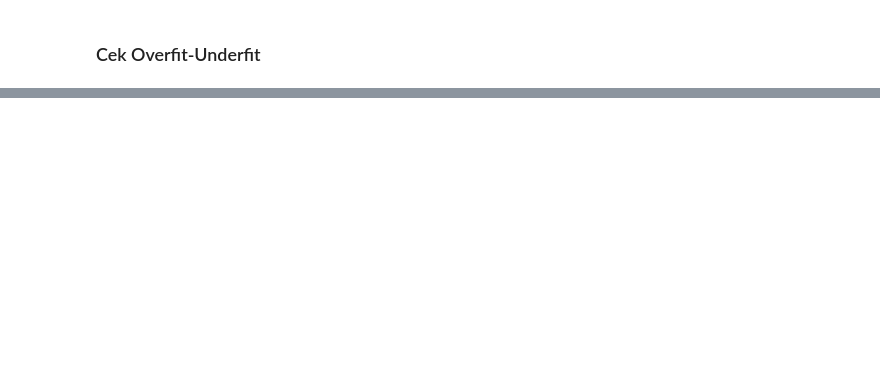
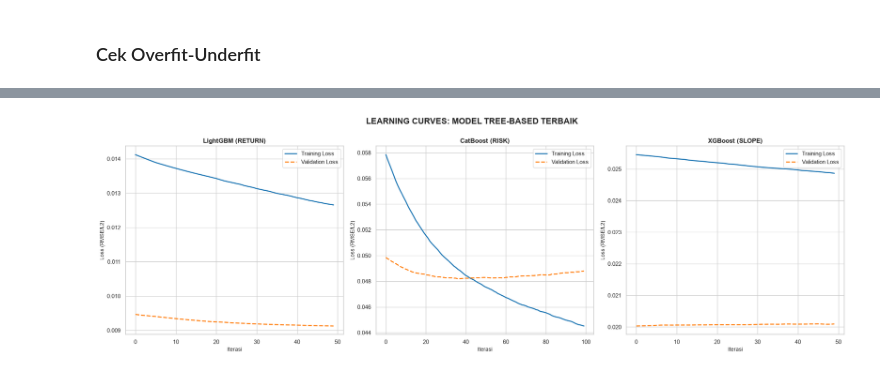
Before and after one commit to adilagagagah/stock-forecasting, a Jupyter notebook: notebook/main.ipynb, the cells around one changed output, grey strips where cells are left out. Cells and saved outputs as stored; diff of their text form; code cells hidden in the pictures; blank space fills up the shorter version.

Commit message:
remove redundan block code; create modelling pipeline module; save best model and best params; check overfit-underfit summary; create overfit-uderfit visualization

```diff
--- a/notebook/main.ipynb
+++ b/notebook/main.ipynb
@@ -405,13 +302,0 @@ RF MAE Days to Min : 1.41 hari
-# %%
-# Model Tree-Based untuk variabel kontinu (tidak butuh scaling)
-model_return = LGBMRegressor(n_estimators=100, learning_rate=0.05, random_state=42, verbose=-1)
-model_risk = CatBoostRegressor(iterations=100, learning_rate=0.05, random_seed=42, verbose=0, loss_function='RMSE')
-model_slope = XGBRegressor(n_estimators=100, learning_rate=0.05, random_state=42)
-
-# Model Regresi Linear untuk hitungan waktu (butuh feature scaling)
-# alpha adalah parameter regularisasi L2 untuk menstabilkan prediksi
-model_day_max = PoissonRegressor(alpha=1e-3, max_iter=1000)
-model_day_min = PoissonRegressor(alpha=1e-3, max_iter=1000)
-
-# Fungsi standarisasi
-scaler = StandardScaler()
@@ -678,0 +459,80 @@ Selesai memproses Fold 5...
+# %%
+import joblib
+import numpy as np
+from sklearn.metrics import mean_absolute_error
+from sklearn.model_selection import TimeSeriesSplit
+
+print("=== MEMULAI DIAGNOSTIK VISUAL: STABILITAS & LEARNING CURVES ===")
+
+# 1. Inisialisasi Penyimpanan Data Dinamis
+targets = ['return', 'risk', 'trend_slope', 'days_to_max', 'days_to_min']
+fold_mae = {t: {'train': [], 'val': []} for t in targets}
+learning_curves = {}
+
+tscv = TimeSeriesSplit(n_splits=5)
+folds = list(tscv.split(X_in_sample))
+
+# 2. SATU Looping Saja untuk Semua Target dan Semua Fold
+for fold_idx, (train_idx, val_idx) in enumerate(folds):
+    X_tr, X_va = X_in_sample.iloc[train_idx].values, X_in_sample.iloc[val_idx].values
+
+    for target in targets:
+        y_tr, y_va = y_in_sample.iloc[train_idx][target].values, y_in_sample.iloc[val_idx][target].values
+
+        # Load Pipeline Terbaik yang diselamatkan dari proses sebelumnya (Otomatis pakai parameter terbaik)
+        pipeline = joblib.load(f"../models/model_{target}.pkl")['pipeline']
+        model_core = pipeline.named_steps['model']
+        scaler = pipeline.named_steps['scaler']
+
+        # Ekstrak data terskala secara manual KHUSUS untuk kebutuhan grafik evaluasi (Learning Curve)
+        X_tr_sc, X_va_sc = scaler.fit_transform(X_tr), scaler.transform(X_va)
+
+        # -- A. EKSTRAKSI LEARNING CURVE (Hanya di Fold Terakhir agar relevan dengan kondisi pasar terbaru) --
+        if fold_idx == 4 and target in ['return', 'risk', 'trend_slope']:
+            if target == 'return':    # LightGBM
+                model_core.fit(X_tr_sc, y_tr, eval_set=[(X_tr_sc, y_tr), (X_va_sc, y_va)], eval_names=['train', 'valid'])
+                learning_curves['lgb'] = (model_core.evals_result_['train']['l2'], model_core.evals_result_['valid']['l2'])
+            elif target == 'risk':    # CatBoost
+                model_core.fit(X_tr_sc, y_tr, eval_set=[(X_tr_sc, y_tr), (X_va_sc, y_va)], verbose=False)
+                learning_curves['cat'] = (model_core.get_evals_result()['learn']['RMSE'], model_core.get_evals_result()['validation_1']['RMSE'])
+            elif target == 'trend_slope': # XGBoost
+                model_core.fit(X_tr_sc, y_tr, eval_set=[(X_tr_sc, y_tr), (X_va_sc, y_va)], verbose=False)
+                learning_curves['xgb'] = (model_core.evals_result()['validation_0']['rmse'], model_core.evals_result()['validation_1']['rmse'])
+
+        # -- B. KALKULASI MAE PER FOLD --
+        # Model dilatih ulang secara independen per fold untuk mendapatkan nilai Out-Of-Fold murni
+        pipeline.fit(X_tr, y_tr)
+        pred_tr, pred_va = pipeline.predict(X_tr), pipeline.predict(X_va)
+
+        if 'days' in target: # Syarat pembulatan untuk Poisson Regressor
+            pred_tr, pred_va = np.clip(np.round(pred_tr), 1, 5), np.clip(np.round(pred_va), 1, 5)
+
+        fold_mae[target]['train'].append(mean_absolute_error(y_tr, pred_tr))
+        fold_mae[target]['val'].append(mean_absolute_error(y_va, pred_va))
+
+    print(f"✅ Evaluasi Fold {fold_idx + 1}/5 Selesai...")
+
+# 3. CETAK DUA GRAFIK SEKALIGUS MENGGUNAKAN FUNGSI ANDA
+print("\n✔ Data Terkumpul. Merender Grafik Visual...")
+
+# Gambar 1: Learning Curve
+comparison_chart(
+    first_data_list=[learning_curves['lgb'][0], learning_curves['cat'][0], learning_curves['xgb'][0]],
+    second_data_list=[learning_curves['lgb'][1], learning_curves['cat'][1], learning_curves['xgb'][1]],
+    first_label_list=['Training Loss']*3, second_label_list=['Validation Loss']*3,
+    title_list=['LightGBM (RETURN)', 'CatBoost (RISK)', 'XGBoost (SLOPE)'],
+    set_xlabel_list=['Iterasi']*3, set_ylabel_list=['Loss (RMSE/L2)']*3,
+    suptitle='LEARNING CURVES: MODEL TREE-BASED TERBAIK'
+)
+
+# Gambar 2: Stabilitas Fold
+comparison_chart(
+    first_data_list=[fold_mae[t]['train'] for t in targets],
+    second_data_list=[fold_mae[t]['val'] for t in targets],
+    first_label_list=['Train MAE']*5, second_label_list=['Val MAE']*5,
+    title_list=[f"Target: {t.upper()}" for t in targets],
+    set_xlabel_list=['Fold (1-5)']*5, set_ylabel_list=['MAE']*5,
+    suptitle='STABILITAS ERROR LINTAS WAKTU (5-FOLD CV)',
+    label_format=lambda x: f"{x:.3f}", point_data_label=True
+)
+# %% [output]
@@ -678,0 +547 @@ Selesai memproses Fold 5...
+[figure, added]
```
Also changed, not shown: parts of 13 cells of this notebook, 6 other files.
